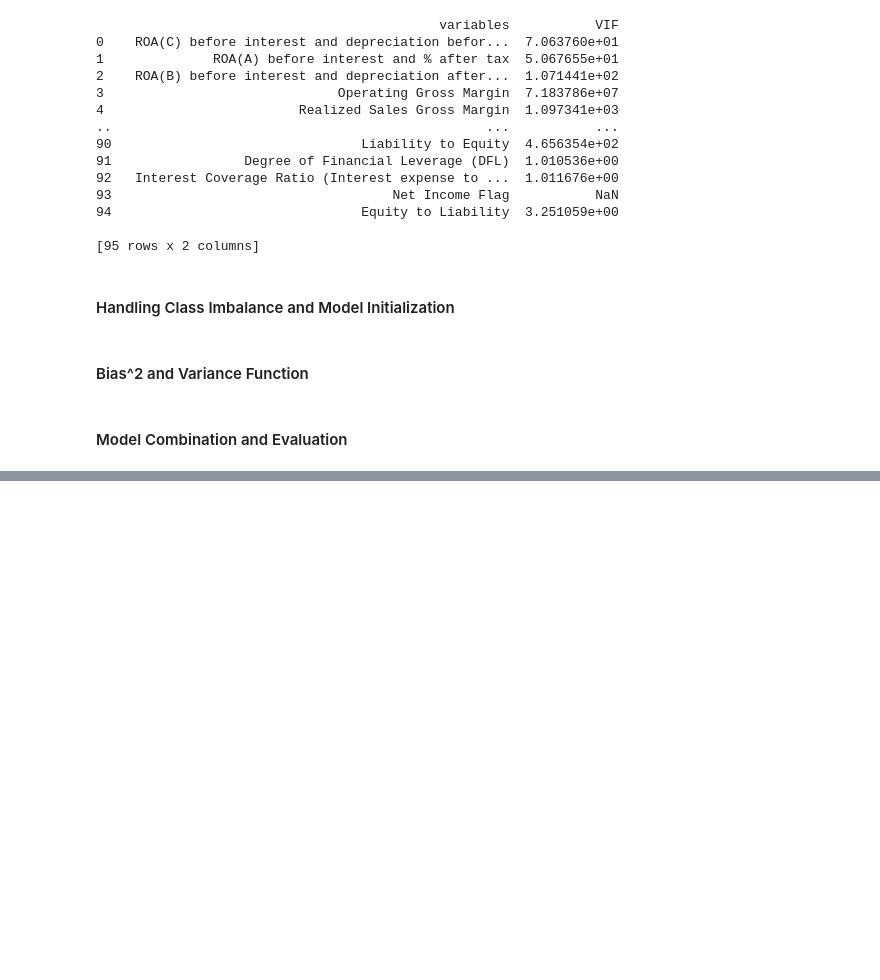
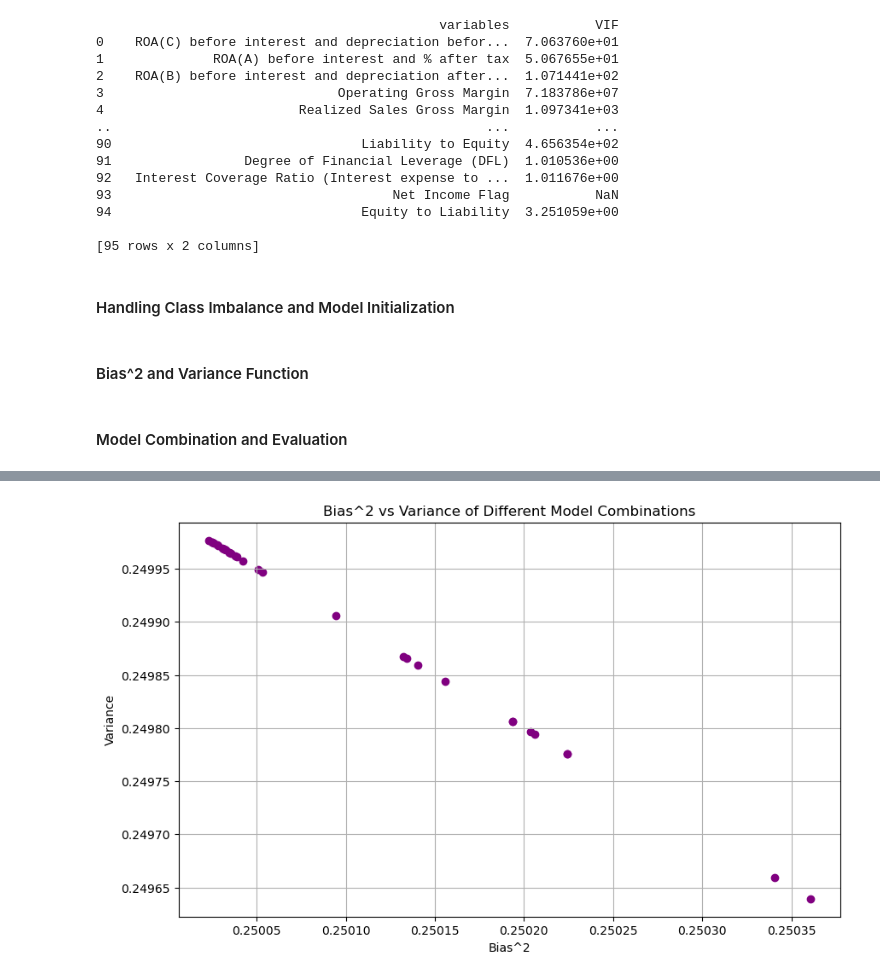
Before and after one commit to LauraAllObe/machineLearningProject, a Jupyter notebook: notebook.ipynb, the cells around one changed output, grey strips where cells are left out. Saved outputs shown, nothing was run; the diff lists cells and outputs as text; code cells hidden in the pictures; blank space fills up the shorter version.

```diff
--- a/notebook.ipynb
+++ b/notebook.ipynb
@@ -197,0 +246,11 @@ To do: bias^2 and variance graphs/charts, possible bias^2 and variance inclusion
+# %%
+#plotting bias^2 vs variance
+plt.figure(figsize=(10, 6))
+plt.scatter(results_df['Bias^2'], results_df['Variance'], color='purple')
+plt.xlabel('Bias^2')
+plt.ylabel('Variance')
+plt.title('Bias^2 vs Variance of Different Model Combinations')
+plt.grid(True)
+plt.show()
+# %% [output]
+[figure, added]
```
Also changed, not shown: parts of 6 cells of this notebook, 1 other file.
